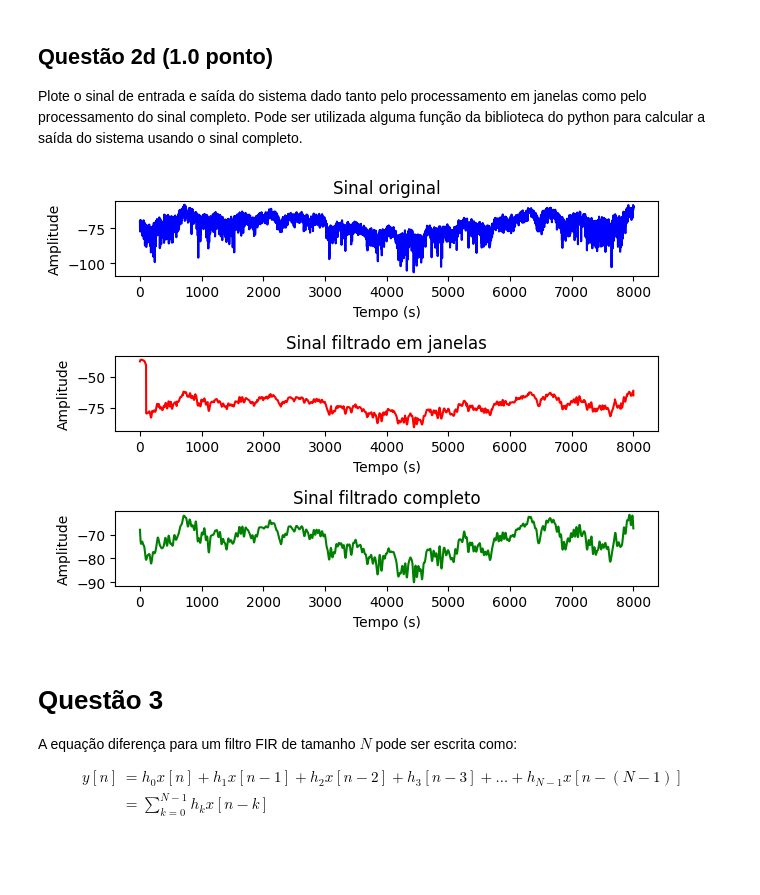
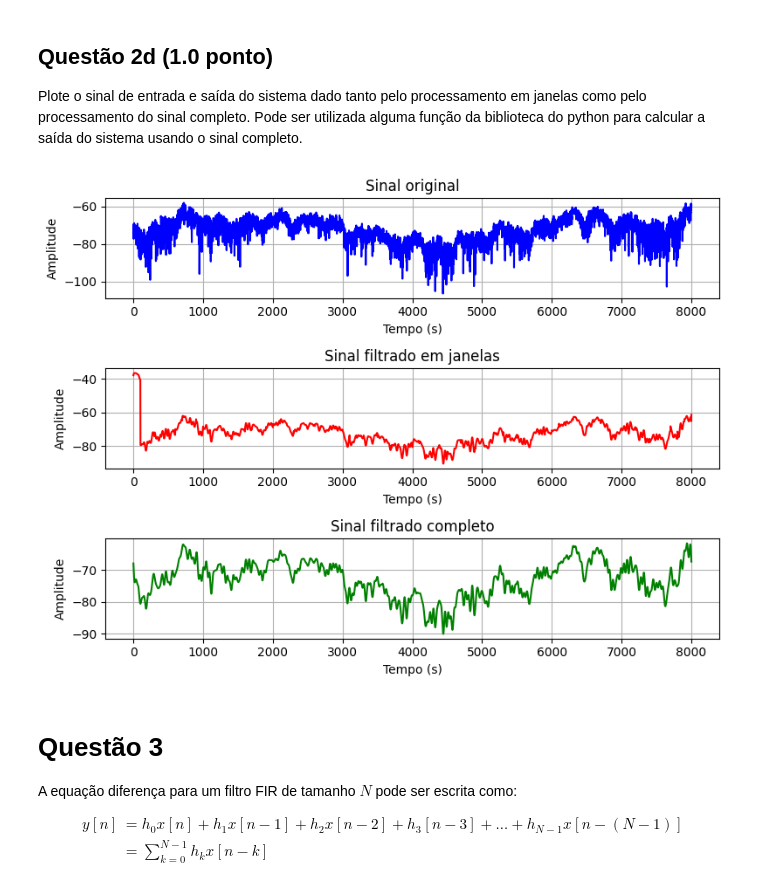
Before and after one commit to leopcortes/unb, a Jupyter notebook: sstd/Projeto4/projeto4.ipynb, the cells around one changed output. Drawn from its saved outputs; the diff is of its cells as text; code cells hidden in the pictures; blank space fills up the shorter version.

```diff
--- a/sstd/Projeto4/projeto4.ipynb
+++ b/sstd/Projeto4/projeto4.ipynb
@@ -167,18 +173,18 @@ Escreva uma função para combinar a saída do processamento de cada janela na s
 # %%
 sinal = np.loadtxt("potencia.txt")
 
-def overlap_and_add(sinal, tamanho_janela, tamanho_sobreposicao, fc, fs):
+def overlap_and_add(sinal, janela, sobreposicao, fc, fs):
+	N = len(sinal)
 
-    N = len(sinal)
-    overlap_samples = int(tamanho_janela * tamanho_sobreposicao)
-    step = tamanho_janela - overlap_samples
+	overlap_samples = int(janela * sobreposicao)
+	step = janela - overlap_samples
 
-    sinal_filtrado = np.zeros(N, dtype=complex)
+	sinal_filtrado = np.zeros(N, dtype=complex)
 
-    for i in range(0, N, step):
-        sinal_filtrado[i:i+tamanho_janela] += 1/2*filtro_passa_baixa(sinal[i:i+tamanho_janela], fs, fc)
+	for i in range(0, N, step):
+		sinal_filtrado[i:i+janela] += (1/2)*filtro_passa_baixa(sinal[i:i+janela], fs, fc)
 
-    return sinal_filtrado.real
+	return sinal_filtrado.real
 # %% [markdown]
 ## Questão 2d (1.0  ponto)
 
@@ -186,37 +192,41 @@ Plote o sinal de entrada e saída do sistema dado tanto pelo processamento em ja
 # %%
 fs = 200
 fc = 5
-tamanho_janela = 200
-tamanho_sobreposicao = 0.5
-
-sinal_filtrado_janela = overlap_and_add(sinal, tamanho_janela, tamanho_sobreposicao, fc, fs)
-sinal_filtrado_completo = filtro_passa_baixa(sinal, fs, fc)
+janela = 200
+sobreposicao = 0.5
 
 t = list(range(len(sinal)))
 
+plt.figure(figsize=(8, 6))
 plt.subplot(3, 1, 1)
 plt.plot(t, sinal, 'b')
 plt.title("Sinal original")
+plt.ylabel('Amplitude')
 plt.xlabel('Tempo (s)')
-plt.ylabel('Amplitude')
+plt.grid()
+
+sinal_filtrado_janela = overlap_and_add(sinal, janela, sobreposicao, fc, fs)
 
 plt.subplot(3, 1, 2)
 plt.plot(t, sinal_filtrado_janela, 'r')
 plt.title("Sinal filtrado em janelas")
+plt.ylabel('Amplitude')
 plt.xlabel('Tempo (s)')
-plt.ylabel('Amplitude')
+plt.grid()
+
+sinal_filtrado_completo = filtro_passa_baixa(sinal, fs, fc)
 
 plt.subplot(3, 1, 3)
 plt.plot(t, sinal_filtrado_completo, 'g')
 plt.title("Sinal filtrado completo")
+plt.ylabel('Amplitude')
 plt.xlabel('Tempo (s)')
-plt.ylabel('Amplitude')
-
+plt.grid()
 
 plt.tight_layout()
 plt.show()
 # %% [output]
-[figure, old version]
+[figure, new version]
 # %% [markdown]
 # Questão 3
 
```
Also changed, not shown: parts of 11 cells of this notebook.
